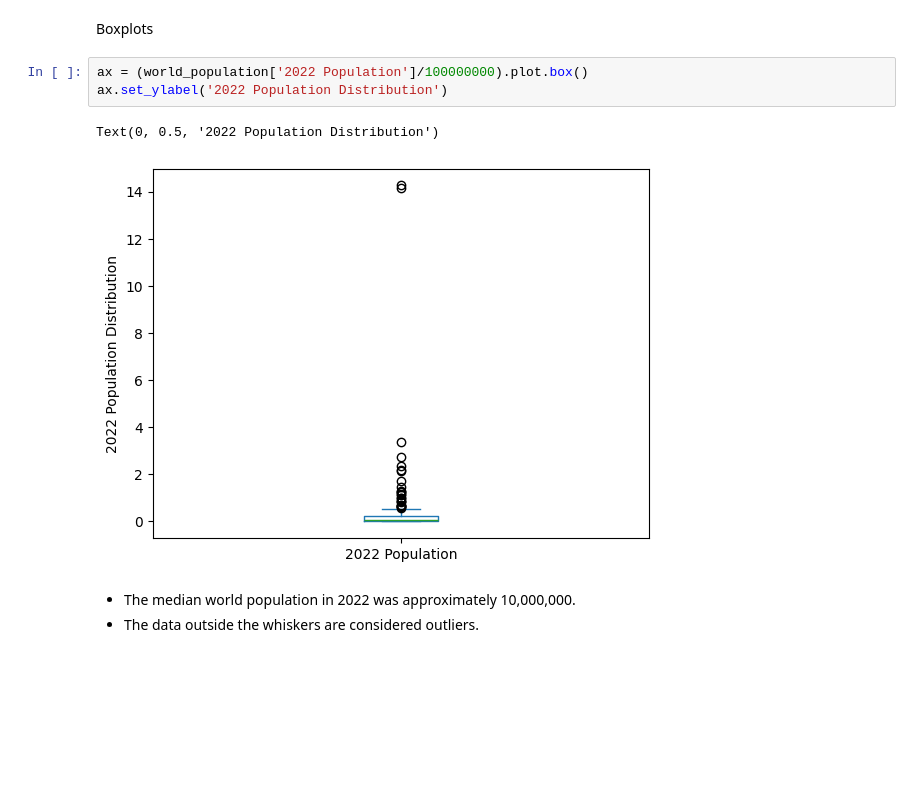
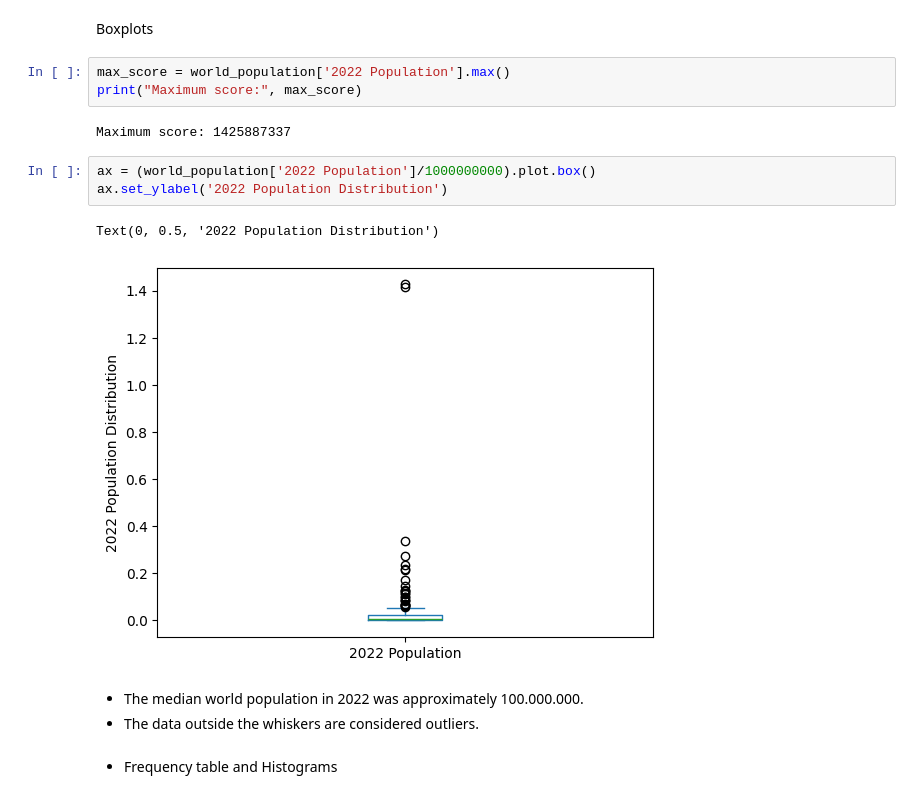
Before and after one commit to lucaspinheiro27/Python_statistics, a Jupyter notebook: Jupyter_notebooks/World_population.ipynb, the cells around one changed output. Drawn from its saved outputs; the diff is of its cells as text; blank space fills up the shorter version.

```diff
--- a/Jupyter_notebooks/World_population.ipynb
+++ b/Jupyter_notebooks/World_population.ipynb
@@ -129,12 +111,19 @@ world_population['Growth Rate'].quantile([0.05, 0.25, 0.5, 0.75, 0.95])
 Name: Growth Rate, dtype: float64
 # %% [markdown]
 Boxplots
+# %%
+max_score = world_population['2022 Population'].max()
+print("Maximum score:", max_score)
+# %% [output]
+Maximum score: 1425887337
 # %%
-ax = (world_population['2022 Population']/100000000).plot.box()
+ax = (world_population['2022 Population']/1000000000).plot.box()
 ax.set_ylabel('2022 Population Distribution')
 # %% [output]
 Text(0, 0.5, '2022 Population Distribution')
-[figure, old version]
+[figure, new version]
 # %% [markdown]
-* The median world population in 2022 was approximately 10,000,000.
+* The median world population in 2022 was approximately 100.000.000.
 * The data outside the whiskers are considered outliers.
+# %% [markdown]
+* Frequency table and Histograms
```
Also changed, not shown: parts of 15 cells of this notebook.
